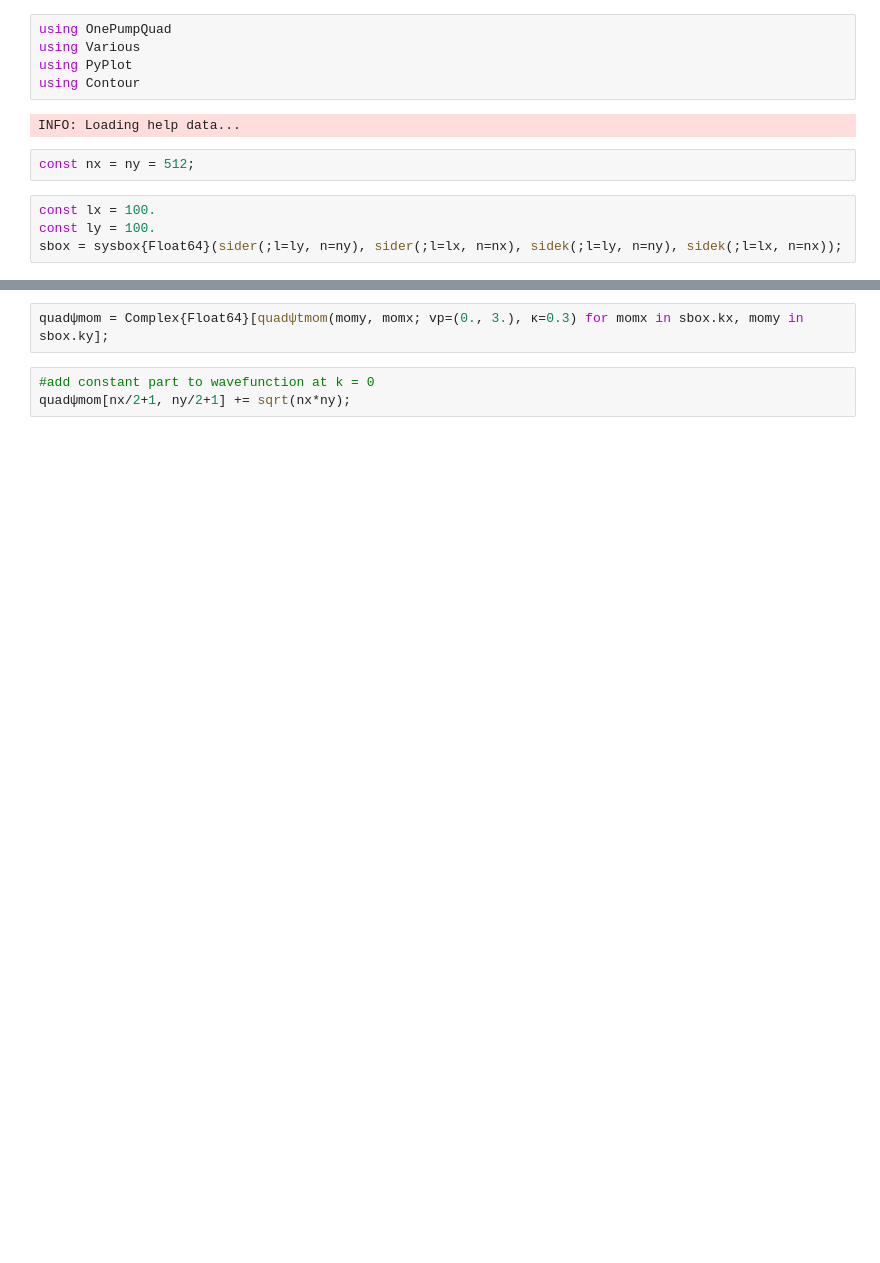
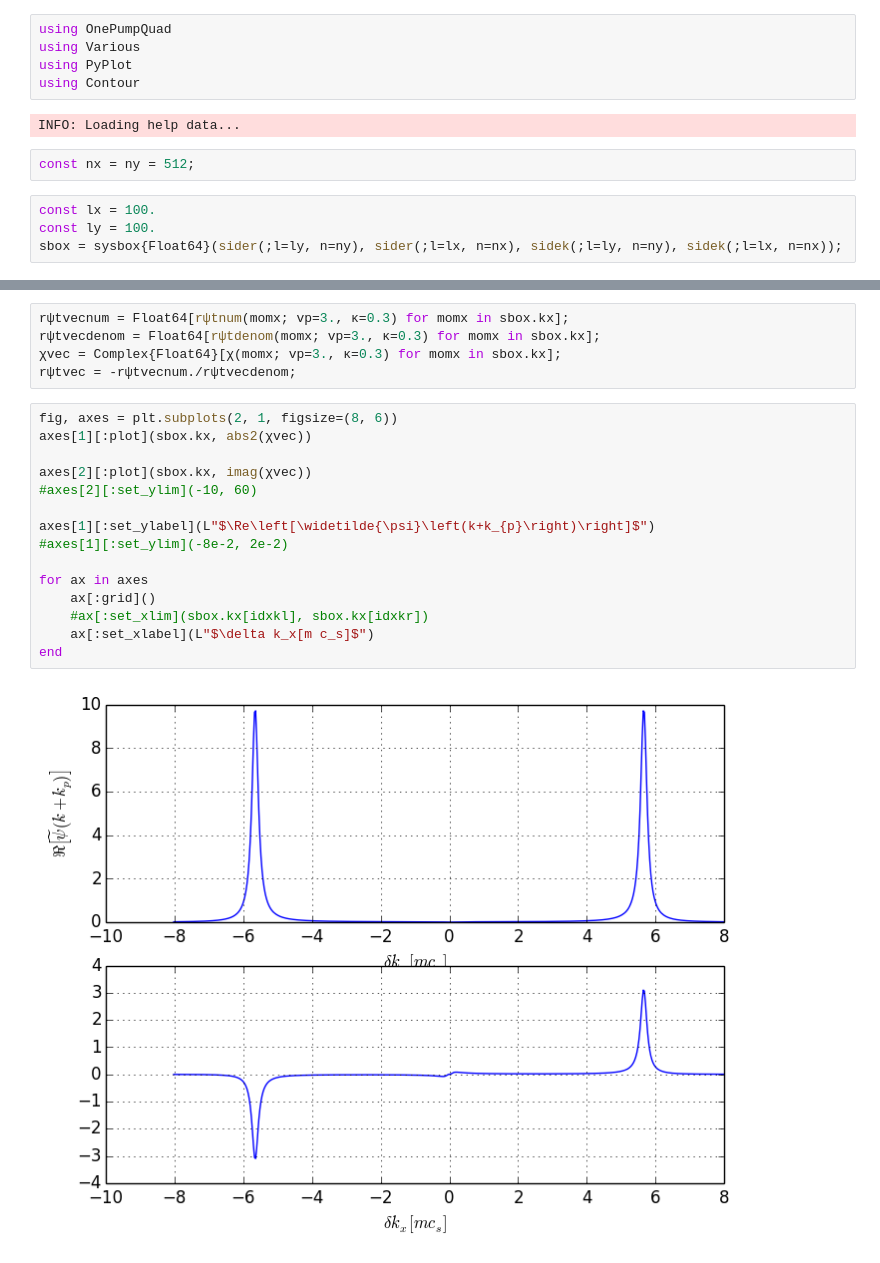
Before and after one commit to berceanu/notebooks, a Jupyter notebook: julia/1pump-quad.ipynb, the cells around one changed output, grey strips where cells are left out. Saved outputs shown, nothing was run; the diff lists cells and outputs as text; blank space fills up the shorter version.

```diff
--- a/julia/1pump-quad.ipynb
+++ b/julia/1pump-quad.ipynb
@@ -49,5 +103,22 @@ PyObject <matplotlib.text.Text object at 0x...>
-# %%
-quadψmom = Complex{Float64}[quadψtmom(momy, momx; vp=(0., 3.), κ=0.3) for momx in sbox.kx, momy in sbox.ky];
-# %%
-#add constant part to wavefunction at k = 0
-quadψmom[nx/2+1, ny/2+1] += sqrt(nx*ny);
+# %%
+rψtvecnum = Float64[rψtnum(momx; vp=3., κ=0.3) for momx in sbox.kx];
+rψtvecdenom = Float64[rψtdenom(momx; vp=3., κ=0.3) for momx in sbox.kx];
+χvec = Complex{Float64}[χ(momx; vp=3., κ=0.3) for momx in sbox.kx];
+rψtvec = -rψtvecnum./rψtvecdenom;
+# %%
+fig, axes = plt.subplots(2, 1, figsize=(8, 6))
+axes[1][:plot](sbox.kx, abs2(χvec))
+
+axes[2][:plot](sbox.kx, imag(χvec))
+#axes[2][:set_ylim](-10, 60)
+
+axes[1][:set_ylabel](L"$\Re\left[\widetilde{\psi}\left(k+k_{p}\right)\right]$")
+#axes[1][:set_ylim](-8e-2, 2e-2)
+
+for ax in axes
+    ax[:grid]()
+    #ax[:set_xlim](sbox.kx[idxkl], sbox.kx[idxkr])
+    ax[:set_xlabel](L"$\delta k_x[m c_s]$")
+end
+# %% [output]
+[figure, added]
```
Also changed, not shown: parts of 22 cells of this notebook, 1 other file.
